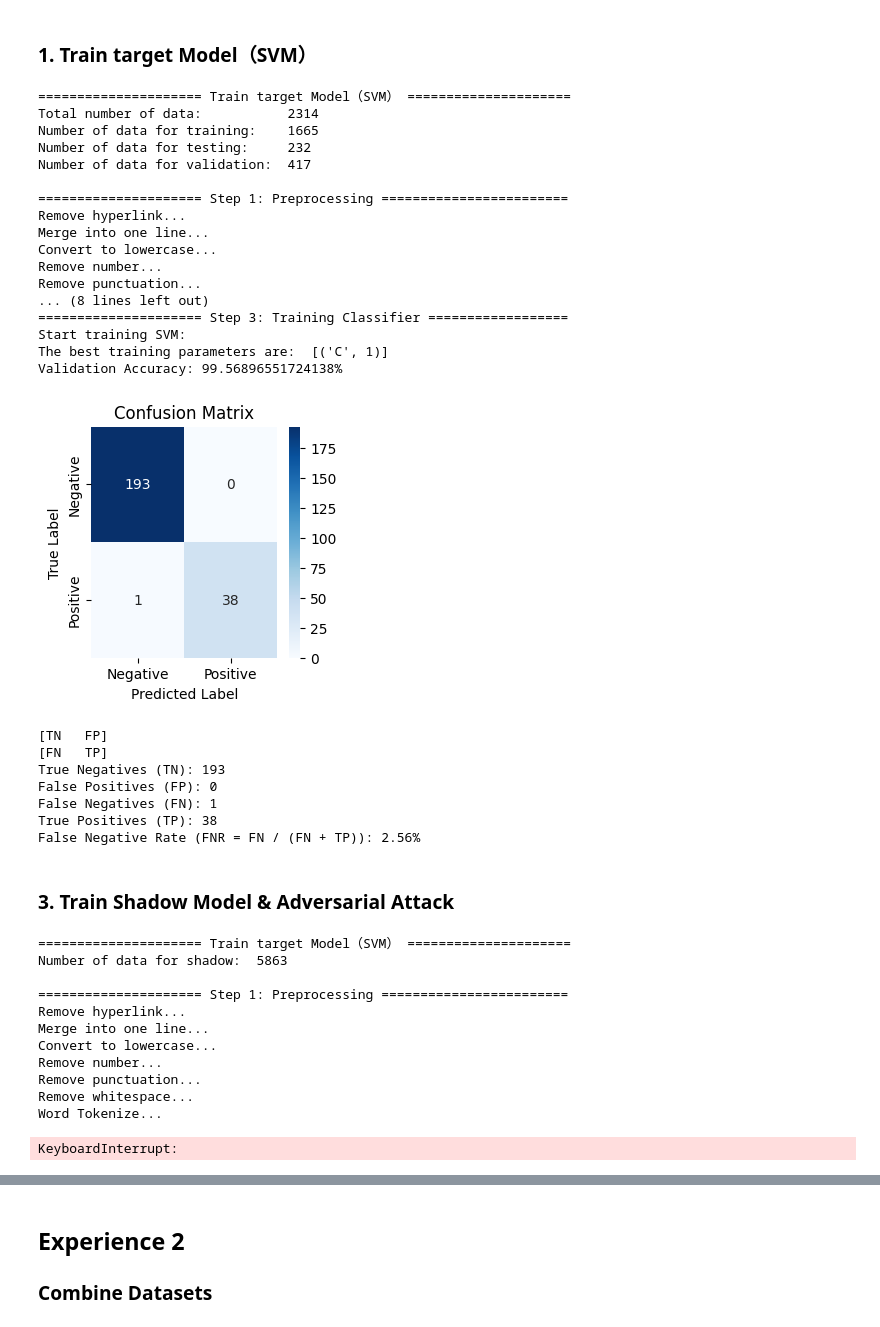
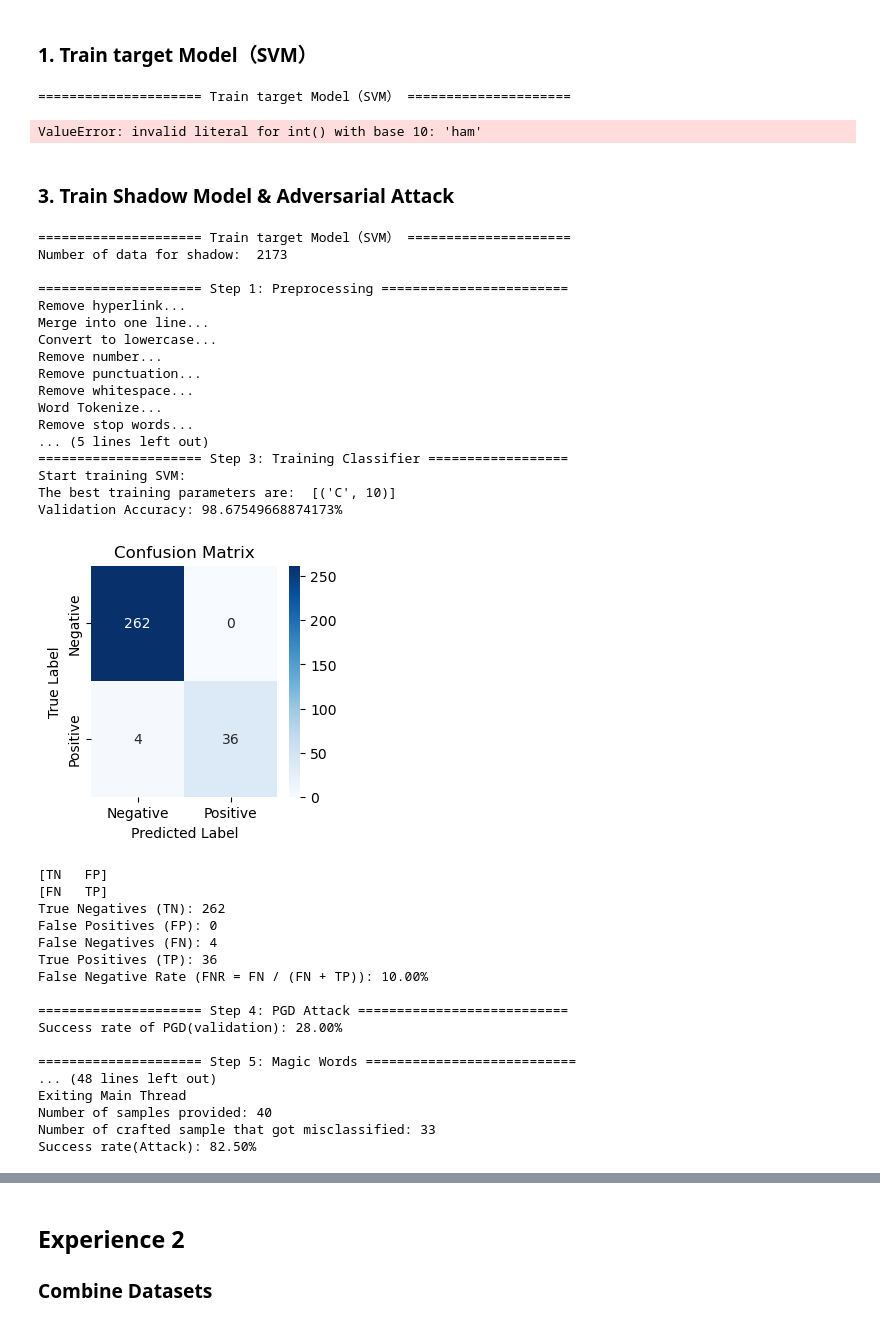
Before and after one commit to wuhumontana/bypass-spam-filter, a Jupyter notebook: bypass.ipynb, the cells around one changed output, grey strips where cells are left out. Cells and saved outputs as stored; diff of their text form; code cells hidden in the pictures.

Commit message:
upload enron and tutorial

```diff
--- a/bypass.ipynb
+++ b/bypass.ipynb
@@ -90,6 +90,9 @@ def data_extraction(df, valid = True):
   # Separate data into features and labels
   x = df.message
   y = df.label
+
+  y = y.replace('ham', 0)
+  y = y.replace('spam', 1)
 
   x = x.fillna('')
   y = y.fillna(0)
@@ -875,13 +877,15 @@ def train_classifier(FE_method, classifier, X_train, X_val, X_test, Y_train, Y_v
     return tr_set, v_set, clf, x_train_features, feature_names, feature_model, scalar
 # %%
 print('\n===================== Train target Model（SVM） =====================')
-df = pd.read_csv('./messages.csv', encoding='utf-8', encoding_errors='ignore')
+df = pd.read_csv('./enron_spam.csv', encoding='utf-8', encoding_errors='ignore')
 X_train, X_val, X_test, Y_train, Y_val, Y_test = data_extraction(df)
+# X_train_shadow, Y_train_shadow  = copy_dataset_by_similarity(X_train, Y_train, 0.4)
 print('Total number of data:          ', str(len(X_train) + len(X_test) + len(X_val)))
 print('Number of data for training:    ' + str(len(X_train)))
 print('Number of data for testing:     ' + str(len(X_test)))
 print('Number of data for validation: ', str(len(X_val)))
-X_train_shadow, Y_train_shadow  = copy_dataset_by_similarity(X_train, Y_train, 0.2)
+# print('Number of data for X_train_shadow: ', str(len(X_train_shadow)))
+# print('Number of data for Y_train_shadow: ', str(len(Y_train_shadow)))
 
 
 # Target modal
@@ -890,30 +894,7 @@ T_classifier= 'SVM'
 T_tr_set, T_v_set, T_clf, T_x_train_features, T_feature_names, T_feature_model, T_scalar = train_classifier(T_FE_method, T_classifier, X_train, X_val, X_test, Y_train, Y_val, Y_test)
 # %% [output]
 ===================== Train target Model（SVM） =====================
-Total number of data:           2314
-Number of data for training:    1665
-Number of data for testing:     232
-Number of data for validation:  417
-
-===================== Step 1: Preprocessing ========================
-Remove hyperlink...
-Merge into one line...
-Convert to lowercase...
-Remove number...
-Remove punctuation...
-... (8 lines left out)
-===================== Step 3: Training Classifier ==================
-Start training SVM:
-The best training parameters are:  [('C', 1)]
-Validation Accuracy: 99.56896551724138%
-[figure, removed]
-[TN   FP]
-[FN   TP]
-True Negatives (TN): 193
-False Positives (FP): 0
-False Negatives (FN): 1
-True Positives (TP): 38
-False Negative Rate (FNR = FN / (FN + TP)): 2.56%
+ValueError: invalid literal for int() with base 10: 'ham'
 # %% [markdown]
 ### **3. Train Shadow Model & Adversarial Attack** ###
 # %%
@@ -933,34 +914,57 @@ def adversarial_attack(S_clf, S_x_train_features, S_tr_set, S_v_set, S_feature_n
     return words14str, spam, ham, spam_test
 # %%
 print('\n===================== Train target Model（SVM） =====================')
-X_train_shadow, Y_train_shadow  = copy_dataset_by_similarity(X_train, Y_train, 0.5)
+X_train_shadow, Y_train_shadow  = copy_dataset_by_similarity(X_train, Y_train, 1)
 print('Number of data for shadow: ', str(len(X_train_shadow)))
 
 S_FE_method= 'tfidf'
 S_classifier= 'SVM'
 S_tr_set, S_v_set, S_clf, S_x_train_features, S_feature_names, S_feature_model, S_scalar = train_classifier(S_FE_method, S_classifier, X_train_shadow, X_val, X_test, Y_train_shadow, Y_val, Y_test)
 
 words14str, spam, ham, spam_test = adversarial_attack(S_clf, S_x_train_features, S_tr_set, S_v_set, S_feature_names, X_train_shadow, X_val, X_test, Y_train_shadow, Y_val, Y_test)
 magic_words = words14str.lstrip().split(' ')
 print('Number of magic words:', len(magic_words))
 print('Set of magic words:\n', magic_words)
 
 print('\n============== Attacking Target Model ===============')
 # we craft a set of spam emails and feed them to the trained classifier for testing.
 m2_empty = svm_attack(T_FE_method, T_clf, spam_test, words14str, T_feature_model, T_feature_names, T_scalar, 'NaN')  # spam email from test dataset
 # %% [output]
 ===================== Train target Model（SVM） =====================
-Number of data for shadow:  5863
+Number of data for shadow:  2173
 
 ===================== Step 1: Preprocessing ========================
 Remove hyperlink...
 Merge into one line...
 Convert to lowercase...
 Remove number...
 Remove punctuation...
 Remove whitespace...
 Word Tokenize...
+Remove stop words...
+... (5 lines left out)
+===================== Step 3: Training Classifier ==================
+Start training SVM:
+The best training parameters are:  [('C', 10)]
+Validation Accuracy: 98.67549668874173%
+[figure, added]
-KeyboardInterrupt:
+[TN   FP]
+[FN   TP]
+True Negatives (TN): 262
+False Positives (FP): 0
+False Negatives (FN): 4
+True Positives (TP): 36
+False Negative Rate (FNR = FN / (FN + TP)): 10.00%
+
+===================== Step 4: PGD Attack ===========================
+Success rate of PGD(validation): 28.00%
+
+===================== Step 5: Magic Words ===========================
+... (48 lines left out)
+Exiting Main Thread
+Number of samples provided: 40
+Number of crafted sample that got misclassified: 33
+Success rate(Attack): 82.50%
 # %%
 print('\n============== Attacking Shadow Model ===============')
 # we craft a set of spam emails and feed them to the trained classifier for testing.
```
Also changed, not shown: parts of 5 cells of this notebook, 2 other files.
